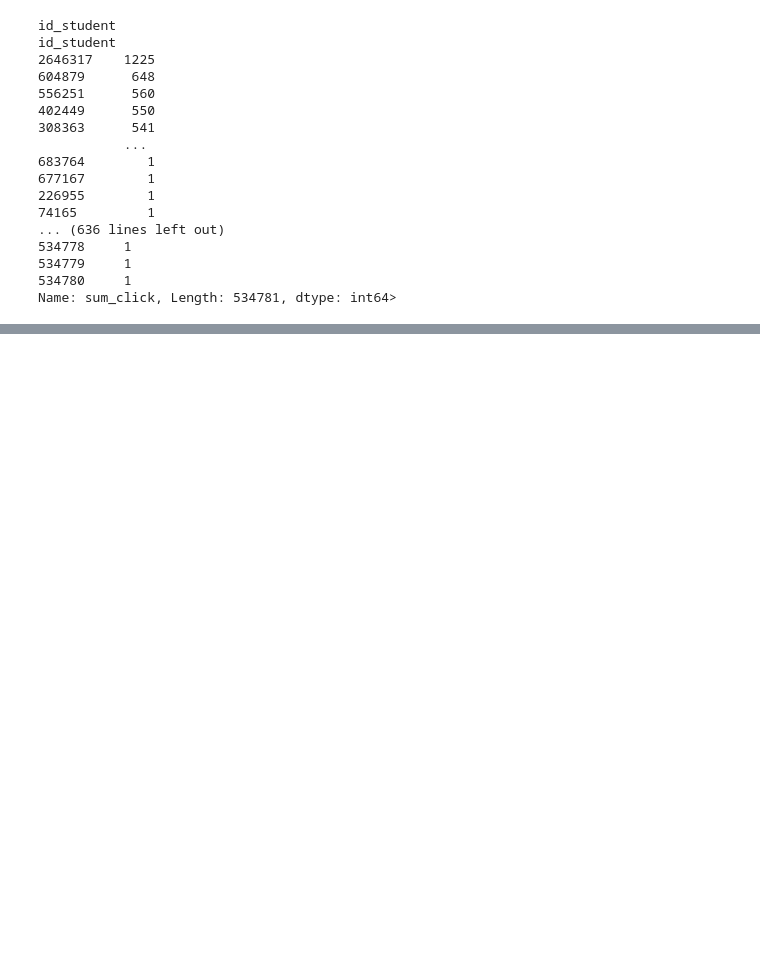
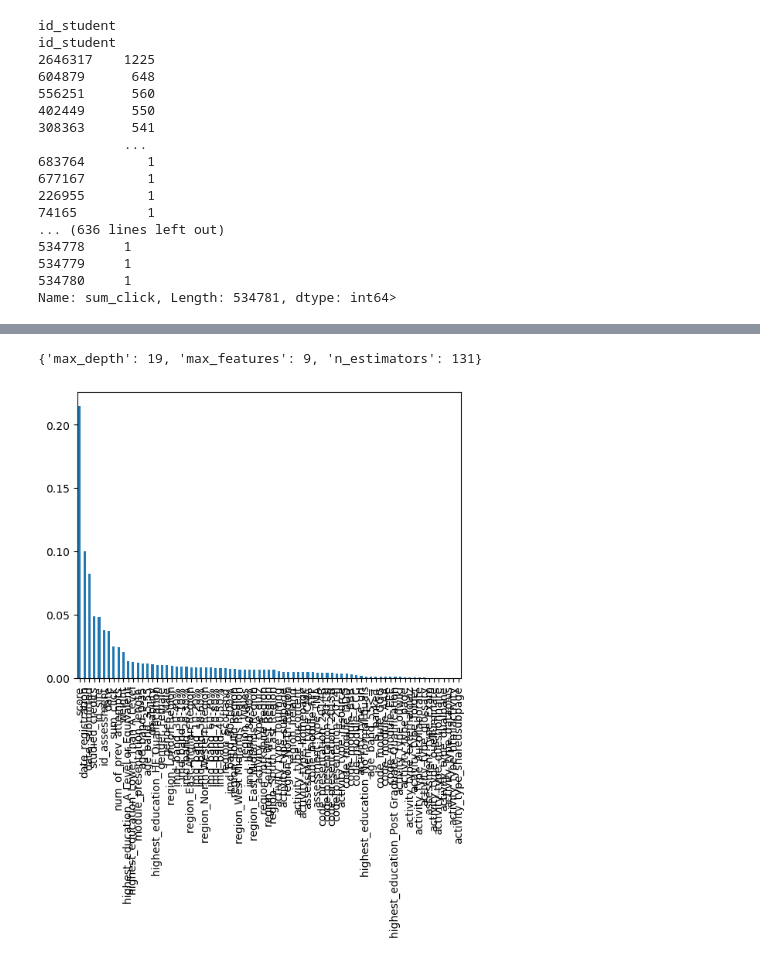
Before and after one commit to jpjavier23/springboard_eda_project, a Jupyter notebook: eda_stage_capstone_2.ipynb, the cells around one changed output, grey strips where cells are left out. Cells and saved outputs as stored; diff of their text form; code cells hidden in the pictures; blank space fills up the shorter version.

```diff
--- a/eda_stage_capstone_2.ipynb
+++ b/eda_stage_capstone_2.ipynb
@@ -221,0 +308,8 @@ for c in cat_df.columns:
+# %%
+param_dist = {'n_estimators': stats.randint(50, 500), 'max_depth': stats.randint(1, 20), 'max_features': stats.randint(1, 10)}
+
+rf = RandomForestClassifier()
+# %%
+rand_search = RandomizedSearchCV(rf, param_distributions = param_dist, n_iter = 5, cv = 10)
+# %%
+rand_search.fit(x_train, y_train)
@@ -221,0 +321,12 @@ for c in cat_df.columns:
+# %%
+best_rf = rand_search.best_estimator_
+
+print(rand_search.best_params_)
+# %% [output]
+{'max_depth': 19, 'max_features': 9, 'n_estimators': 131}
+# %%
+feature_importances = pd.Series(best_rf.feature_importances_, index=x_train.columns).sort_values(ascending=False)
+
+feature_importances.plot.bar();
+# %% [output]
+[figure, added]
```
Also changed, not shown: parts of 36 cells of this notebook, 1 other file.
